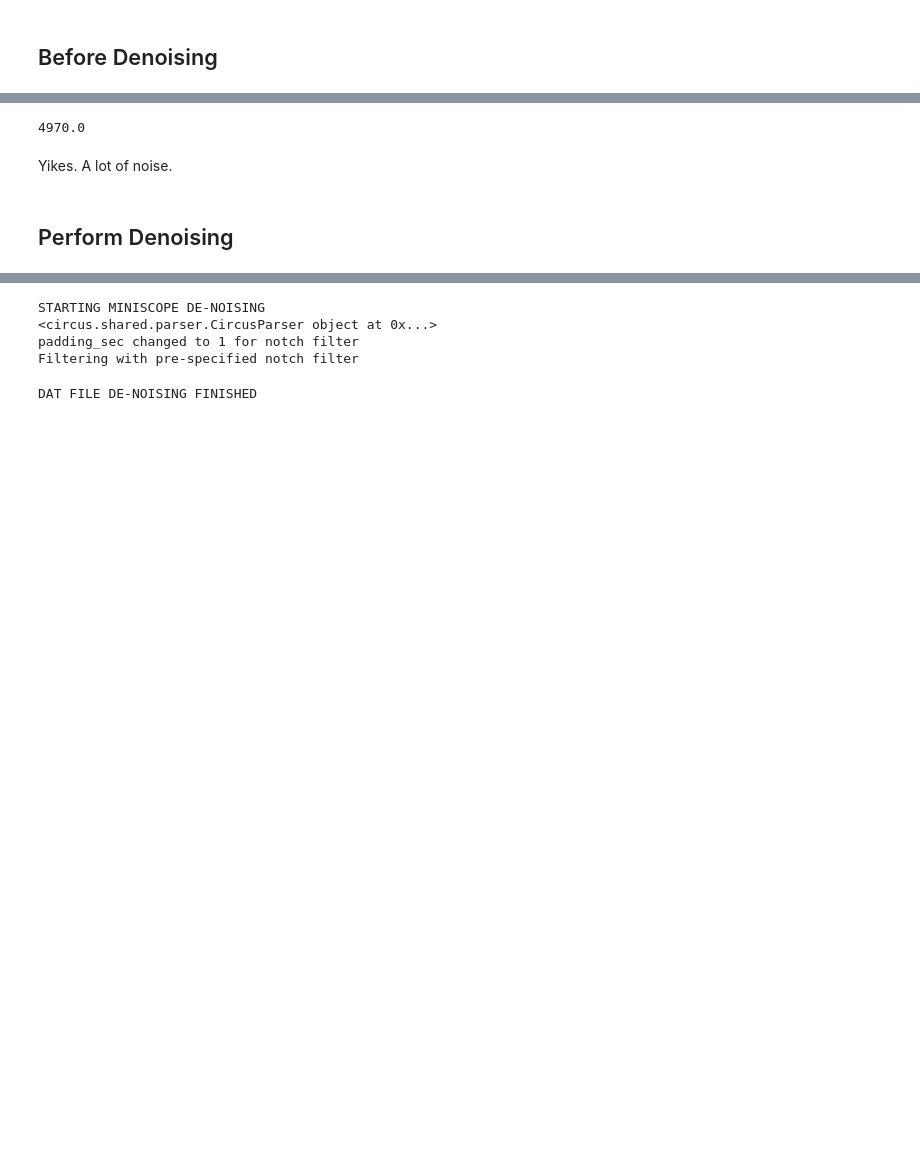
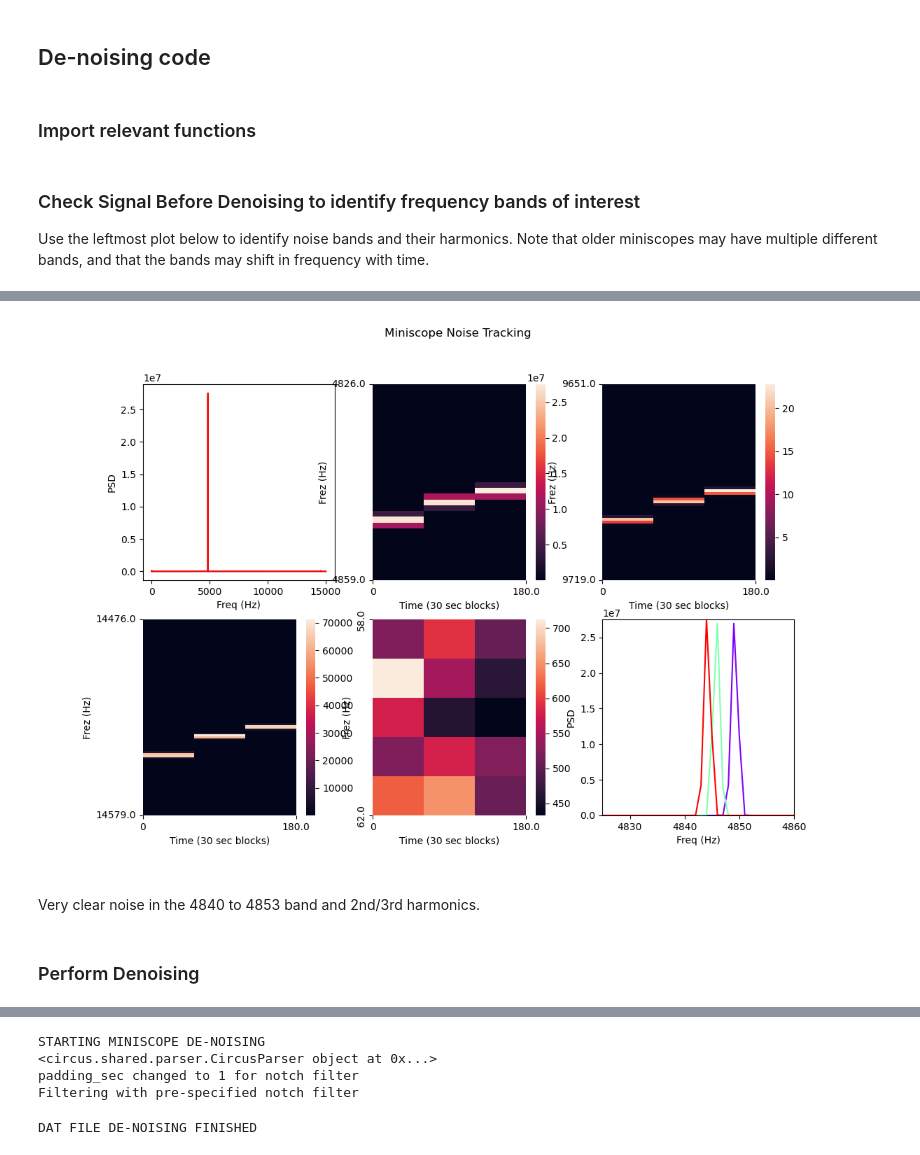
Before and after one commit to diba-lab/NeuroPy, a Jupyter notebook: notebooks/Miniscope_Denoise.ipynb, the cells around one changed output, grey strips where cells are left out. Saved outputs shown, nothing was run; the diff lists cells and outputs as text; code cells hidden in the pictures; blank space fills up the shorter version.

Commit message:
update with working example

```diff
--- a/notebooks/Miniscope_Denoise.ipynb
+++ b/notebooks/Miniscope_Denoise.ipynb
@@ -1,3 +11,7 @@
+# %% [markdown]
+## De-noising code
+# %% [markdown]
+### Import relevant functions
 # %%
 # Import all the functions you need
 %load_ext autoreload
@@ -24,19 +38,16 @@ from neuropy.io.binarysignalio import BinarysignalIO
 from neuropy.io.miniscopeio import MiniscopeIO
 from neuropy.utils.miniscope_denoise import plot_miniscope_noise, check_filter
 # %%
-# Enter dat filename to use here
-dat_filename = 'Boba_habituation1_w_noise.dat'
+# Enter dat filename to use here - grab "ripple_channel_w_miniscope_noise.dat" from the "examples/Data" folder for an example of denoising a single channel.
+dat_filename = '/data/Working/Testing/ripple_channel_w_miniscope_noise.dat'  # Sampled at 30kHz
 # %% [markdown]
-## Before Denoising
+### Check Signal Before Denoising to identify frequency bands of interest
+Use the leftmost plot below to identify noise bands and their harmonics. Note that older miniscopes may have multiple different bands, and that the bands may shift in frequency with time.
 # %%
-%matplotlib notebook
-datfile = BinarysignalIO(Path(os.getcwd()) / dat_filename,
-                         n_channels=35, sampling_rate=30000)
+%matplotlib widget
+datfile = BinarysignalIO(dat_filename, n_channels=1, sampling_rate=30000)
 
 signal = datfile.get_signal()
-f_full, Pxx_full = plot_miniscope_noise(signal, 23, interval_sec=90, remove_disconnects=True,
+f_full, Pxx_full = plot_miniscope_noise(signal, ch=0, interval_sec=90, remove_disconnects=True,
                                         EWLnoise_range=(4825, 4860))
-
-f_full, Pxx_full = plot_miniscope_noise(signal, 23, interval_sec=90, remove_disconnects=True,
-                                        EWLnoise_range=(5020, 5045))
 # %% [output]
@@ -47,8 +54,5 @@ f_full, Pxx_full = plot_miniscope_noise(signal, 23, interval_sec=90, remove_disc
+[figure, added]
-# %%
-14910/3
-# %% [output]
-4970.0
 # %% [markdown]
-Yikes. A lot of noise.
+Very clear noise in the 4840 to 4853 band and 2nd/3rd harmonics.
 # %% [markdown]
-## Perform Denoising
+### Perform Denoising
```
Also changed, not shown: parts of 18 cells of this notebook.
